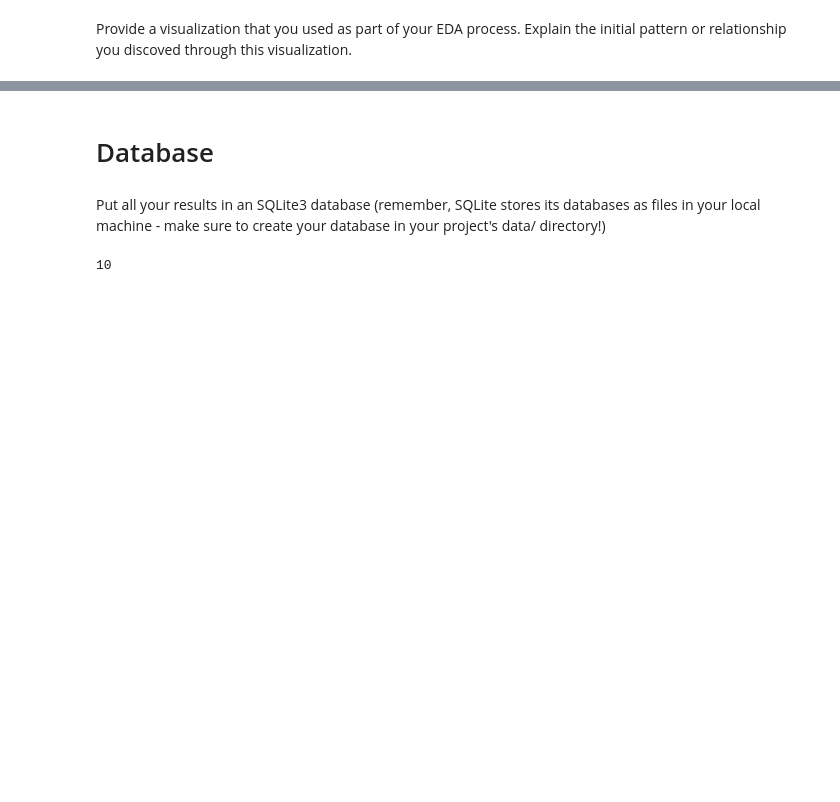
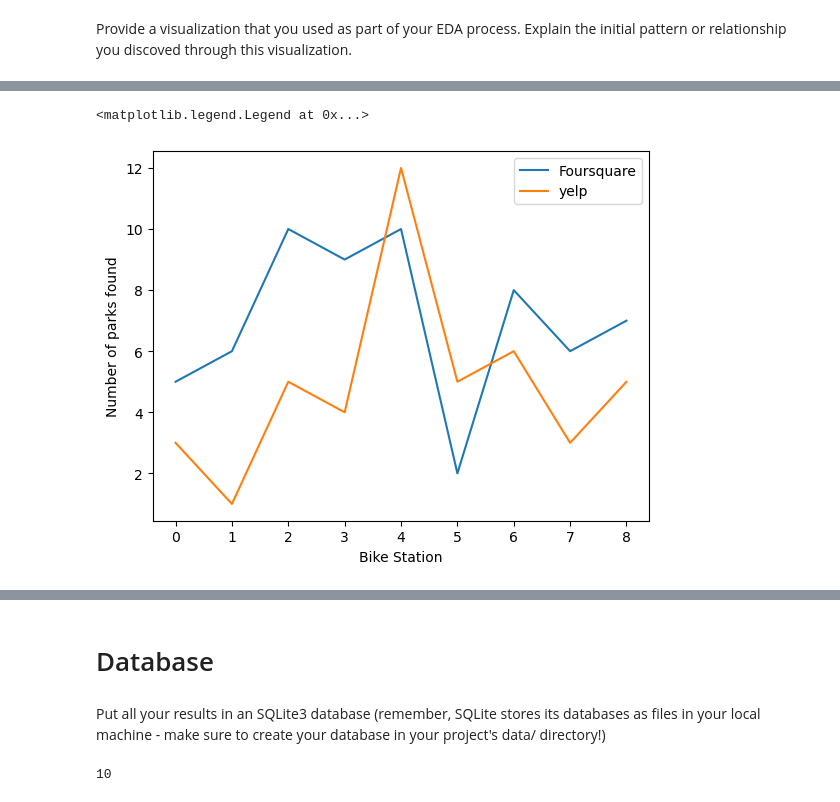
Before and after one commit to yousufellithy/Statistical-Modelling-Project, a Jupyter notebook: notebooks/joining_data.ipynb, the cells around one changed output, grey strips where cells are left out. Saved outputs shown, nothing was run; the diff lists cells and outputs as text; code cells hidden in the pictures; blank space fills up the shorter version.

```diff
--- a/notebooks/joining_data.ipynb
+++ b/notebooks/joining_data.ipynb
@@ -43,0 +116,13 @@ plt.show()
+# %%
+x = merged_df. index
+y = merged_df['Number of Parks found (FourSquare)']
+y2 = merged_df['Number of Parks found (Yelp)']
+plt.plot(x, y, label = 'Foursquare')
+plt.plot(x, y2, label = 'yelp')
+plt.xlabel('Bike Station')
+plt.ylabel('Number of parks found')
+
+plt.legend()
+# %% [output]
+<matplotlib.legend.Legend at 0x...>
+[figure, added]
```
Also changed, not shown: parts of 28 cells of this notebook.
